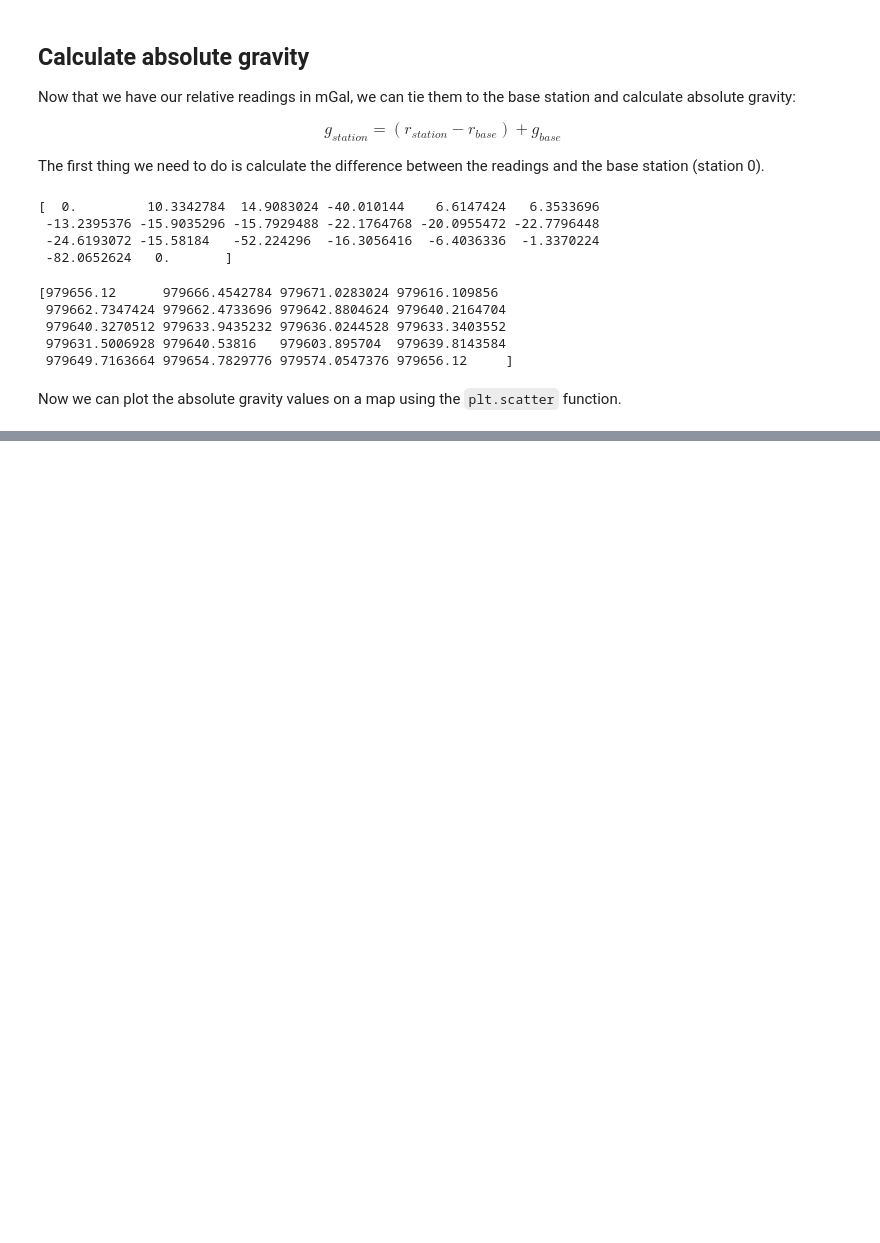
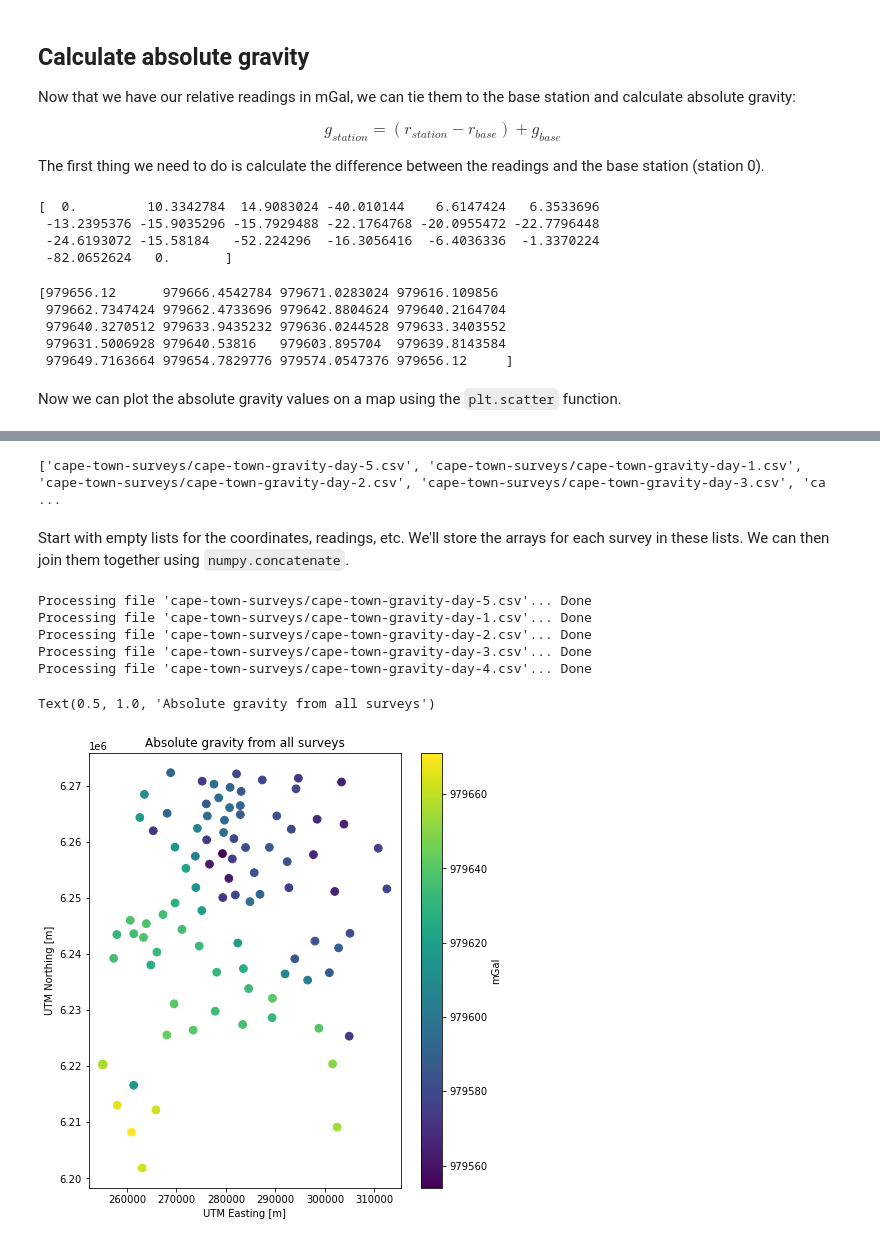
Before and after one commit to leouieda/gravity-processing, a Jupyter notebook: practicals/practical1.ipynb, the cells around one changed output, grey strips where cells are left out. Drawn from its saved outputs; the diff is of its cells as text; code cells hidden in the pictures; blank space fills up the shorter version.

```diff
--- a/practicals/practical1.ipynb
+++ b/practicals/practical1.ipynb
@@ -311,0 +316,72 @@ Repeat the calculations for every survey. Combine the coordinates, elevation, an
+# %%
+# The * is a special character that means "any character in any amount"
+survey_files = glob.glob("cape-town-surveys/*.csv")
+print(survey_files)
+# %% [output]
+['cape-town-surveys/cape-town-gravity-day-5.csv', 'cape-town-surveys/cape-town-gravity-day-1.csv', 'cape-town-surveys/cape-town-gravity-day-2.csv', 'cape-town-surveys/cape-town-gravity-day-3.csv', 'ca ...
+# %% [markdown]
+Start with empty lists for the coordinates, readings, etc. We'll store the arrays for each survey in these lists. We can then join them together using `numpy.concatenate`.
+# %%
+latitudes = []
+longitudes = []
+eastings = []
+northings = []
+elevations = []
+gravities = []
+# %%
+for survey_file in survey_files:
+    print(f"Processing file '{survey_file}'...", end=" ")
+
+    # Load the data
+    data = np.loadtxt(survey_file, delimiter=",", skiprows=1)
+
+    # Get the time and reading to convert them
+    time = data[:, 6]
+    reading = data[:, 7]
+
+    # Drift correction
+    drift_factor = (reading[-1] - reading[0]) / (time[-1] - time[0])
+    reading_nodrift = reading - drift_factor * time
+
+    # Convert to mGal
+    reading_mgal = np.empty(reading_nodrift.size)
+    for i in range(reading_nodrift.size):
+        position = int(reading_nodrift[i] // 100)
+        reading_mgal[i] = (reading_nodrift[i] - counter_reading[position]) * interval_factor[position] + value_mgal[position]
+
+    # Calculate absolute gravity
+    reading_difference = reading_mgal - reading_mgal[0]
+    gravity = reading_difference + gravity_base
+
+    # Append the arrays for this survey to the lists
+    longitudes.append(data[:, 1])
+    latitudes.append(data[:, 2])
+    eastings.append(data[:, 3])
+    northings.append(data[:, 4])
+    elevations.append(data[:, 5])
+    gravities.append(gravity)
+
+    print("Done")
+
+longitude = np.concatenate(longitudes)
+latitude = np.concatenate(latitudes)
+easting = np.concatenate(eastings)
+northing = np.concatenate(northings)
+elevation = np.concatenate(elevations)
+gravity = np.concatenate(gravities)
+# %% [output]
+Processing file 'cape-town-surveys/cape-town-gravity-day-5.csv'... Done
+Processing file 'cape-town-surveys/cape-town-gravity-day-1.csv'... Done
+Processing file 'cape-town-surveys/cape-town-gravity-day-2.csv'... Done
+Processing file 'cape-town-surveys/cape-town-gravity-day-3.csv'... Done
+Processing file 'cape-town-surveys/cape-town-gravity-day-4.csv'... Done
+# %%
+plt.figure(figsize=(7, 8))
+plt.scatter(easting, northing, c=gravity, s=60)
+plt.colorbar(label="mGal")
+plt.xlabel("UTM Easting [m]")
+plt.ylabel("UTM Northing [m]")
+plt.title("Absolute gravity from all surveys")
+# %% [output]
+Text(0.5, 1.0, 'Absolute gravity from all surveys')
+[figure, added]
```
Also changed, not shown: parts of 4 cells of this notebook.
